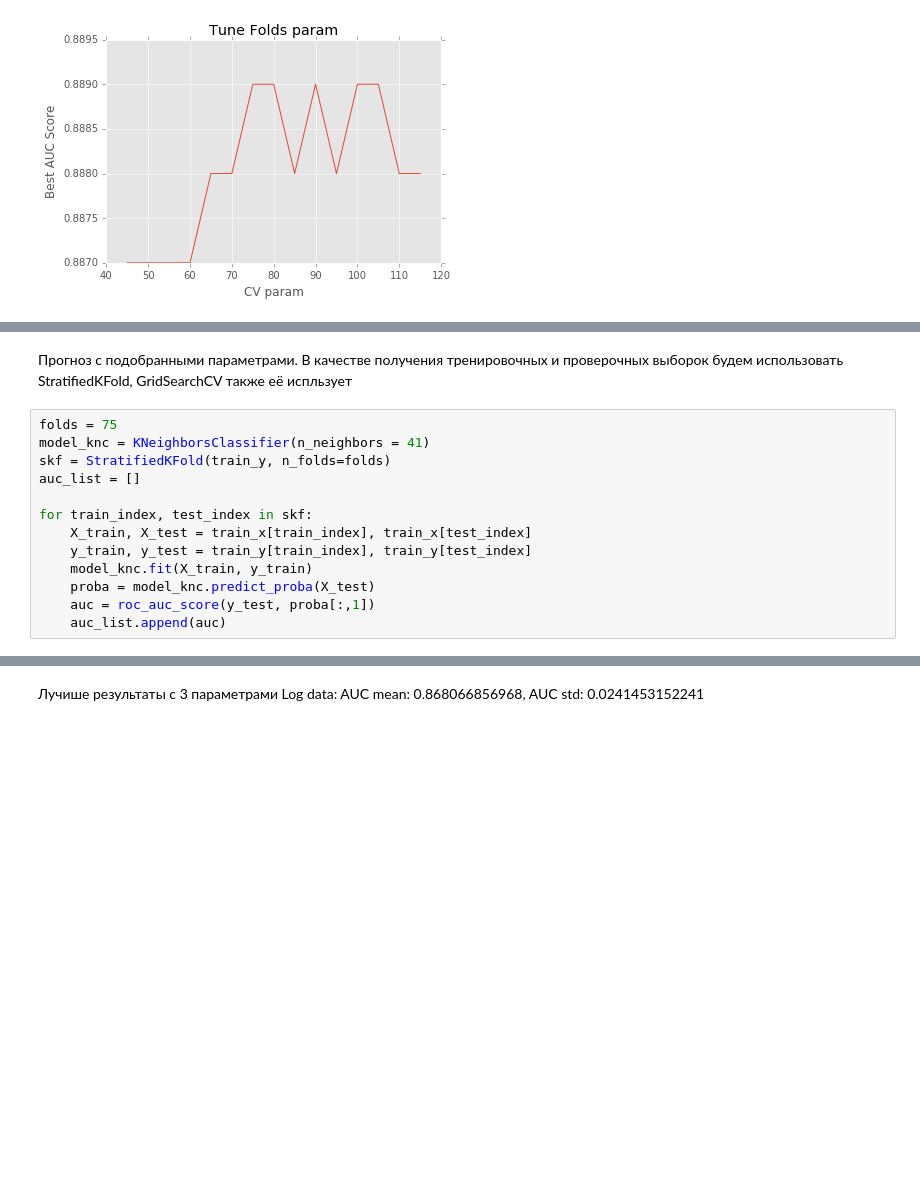
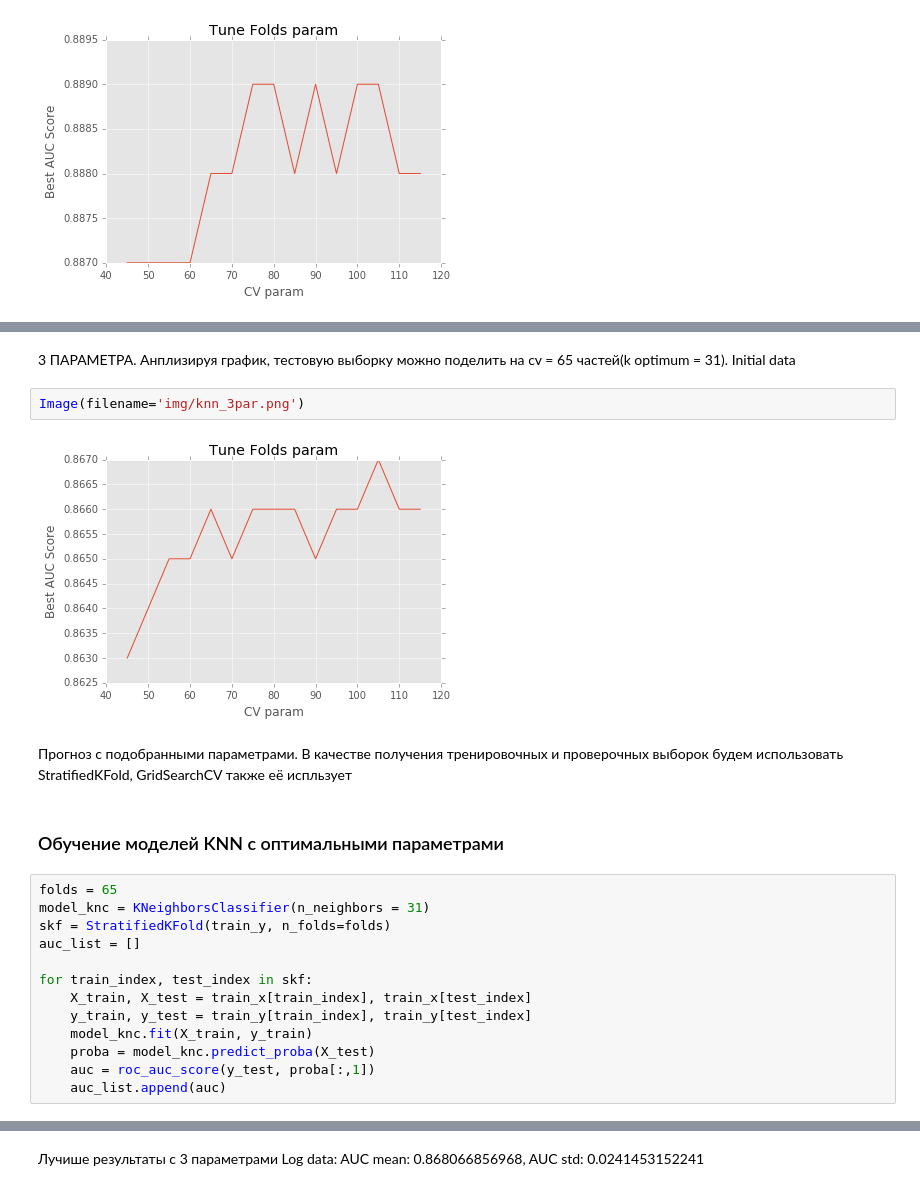
Before and after one commit to Evgeneus/InData-Labs-Contest, a Jupyter notebook: star_mission.ipynb, the cells around one changed output, grey strips where cells are left out. Cells and saved outputs as stored; diff of their text form; blank space fills up the shorter version.

```diff
--- a/star_mission.ipynb
+++ b/star_mission.ipynb
@@ -162,8 +168,16 @@ Image(filename='img/knn_5par_log.png')
+# %% [markdown]
+3 ПАРАМЕТРА. Анплизируя график, тестовую выборку можно поделить на сv = 65 частей(k optimum = 31). Initial data
+# %%
+Image(filename='img/knn_3par.png')
+# %% [output]
+[figure, added]
 # %% [markdown]
 Прогноз с подобранными параметрами. В качестве получения тренировочных и проверочных выборок будем использовать StratifiedKFold, GridSearchCV также её испльзует
+# %% [markdown]
+### Обучение моделей KNN с оптимальными параметрами
 # %%
-folds = 75
-model_knc = KNeighborsClassifier(n_neighbors = 41)
+folds = 65
+model_knc = KNeighborsClassifier(n_neighbors = 31)
 skf = StratifiedKFold(train_y, n_folds=folds)
 auc_list = []
 
```
Also changed, not shown: parts of 7 cells of this notebook, 2 other files.
